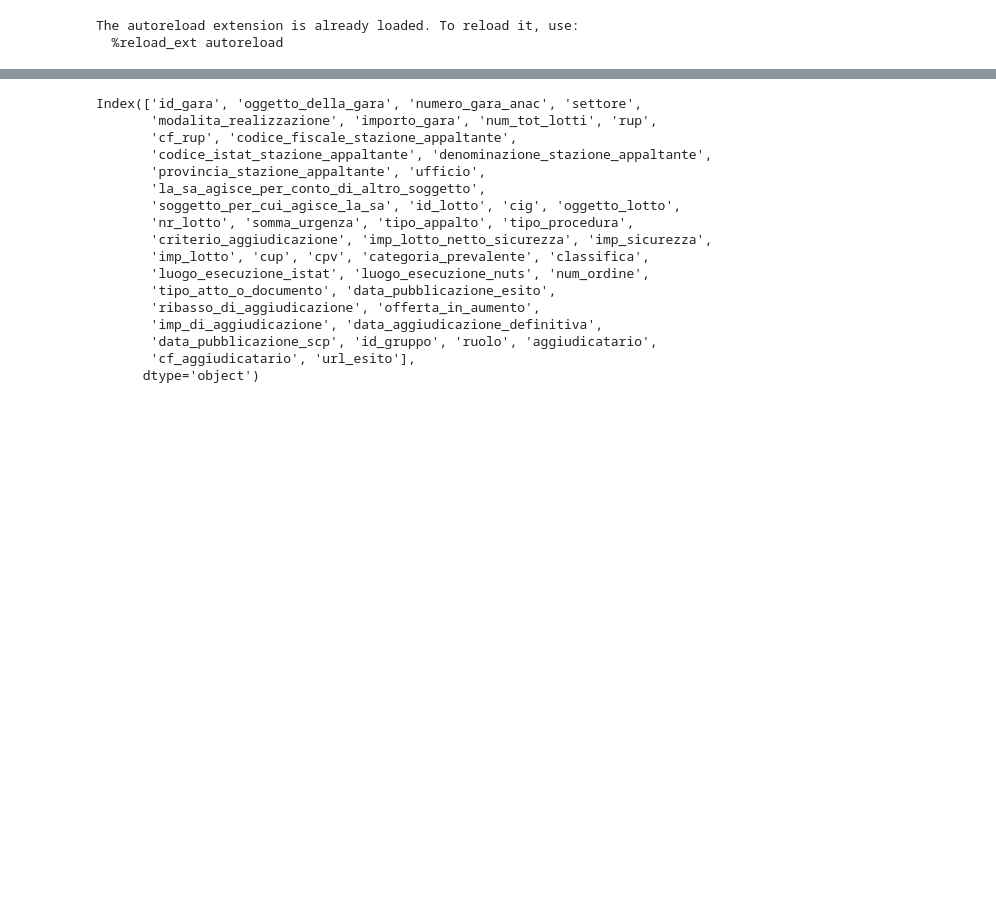
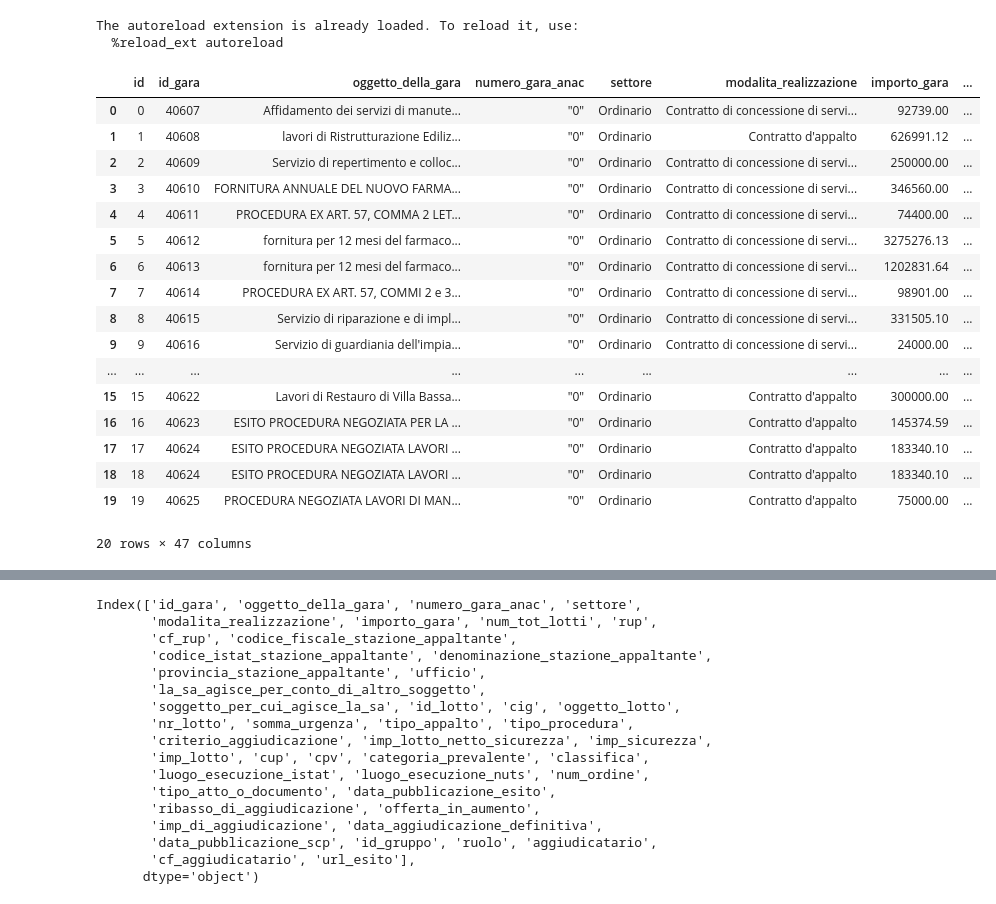
Before and after one commit to AndreaAmico/MIT_italy_data_exploration, a Jupyter notebook: notebooks/explo.ipynb, the cells around one changed output, grey strips where cells are left out. Cells and saved outputs as stored; diff of their text form; code cells hidden in the pictures; blank space fills up the shorter version.

```diff
--- a/notebooks/explo.ipynb
+++ b/notebooks/explo.ipynb
@@ -37,0 +34,25 @@ esiti_data.iloc[:20].to_csv('../data/small.csv', index=False)
+# %%
+small_table = esiti_data.iloc[:20].copy()
+small_table.index.name = 'id'
+small_table.fillna(value='Not a Number')
+small_table.to_csv('../data/small.dat', index=True)
+pd.read_csv('../data/small.dat')
+# %% [output]
+|  | id | id_gara | oggetto_della_gara | numero_gara_anac | settore | modalita_realizzazione | importo_gara | ... |
+| 0 | 0 | 40607 | Affidamento dei servizi di manute... | "0" | Ordinario | Contratto di concessione di servi... | 92739.00 | ... |
+| 1 | 1 | 40608 | lavori di Ristrutturazione Ediliz... | "0" | Ordinario | Contratto d'appalto | 626991.12 | ... |
+| 2 | 2 | 40609 | Servizio di repertimento e colloc... | "0" | Ordinario | Contratto di concessione di servi... | 250000.00 | ... |
+| 3 | 3 | 40610 | FORNITURA ANNUALE DEL NUOVO FARMA... | "0" | Ordinario | Contratto di concessione di servi... | 346560.00 | ... |
+| 4 | 4 | 40611 | PROCEDURA EX ART. 57, COMMA 2 LET... | "0" | Ordinario | Contratto di concessione di servi... | 74400.00 | ... |
+| 5 | 5 | 40612 | fornitura per 12 mesi del farmaco... | "0" | Ordinario | Contratto di concessione di servi... | 3275276.13 | ... |
+| 6 | 6 | 40613 | fornitura per 12 mesi del farmaco... | "0" | Ordinario | Contratto di concessione di servi... | 1202831.64 | ... |
+| 7 | 7 | 40614 | PROCEDURA EX ART. 57, COMMI 2 e 3... | "0" | Ordinario | Contratto di concessione di servi... | 98901.00 | ... |
+| 8 | 8 | 40615 | Servizio di riparazione e di impl... | "0" | Ordinario | Contratto di concessione di servi... | 331505.10 | ... |
+| 9 | 9 | 40616 | Servizio di guardiania dell'impia... | "0" | Ordinario | Contratto di concessione di servi... | 24000.00 | ... |
+| ... | ... | ... | ... | ... | ... | ... | ... | ... |
+| 15 | 15 | 40622 | Lavori di Restauro di Villa Bassa... | "0" | Ordinario | Contratto d'appalto | 300000.00 | ... |
+| 16 | 16 | 40623 | ESITO PROCEDURA NEGOZIATA PER LA ... | "0" | Ordinario | Contratto d'appalto | 145374.59 | ... |
+| 17 | 17 | 40624 | ESITO PROCEDURA NEGOZIATA LAVORI ... | "0" | Ordinario | Contratto d'appalto | 183340.10 | ... |
+| 18 | 18 | 40624 | ESITO PROCEDURA NEGOZIATA LAVORI ... | "0" | Ordinario | Contratto d'appalto | 183340.10 | ... |
+| 19 | 19 | 40625 | PROCEDURA NEGOZIATA LAVORI DI MAN... | "0" | Ordinario | Contratto d'appalto | 75000.00 | ... |
+20 rows × 47 columns
```
Also changed, not shown: parts of 5 cells of this notebook, 1 other file.
